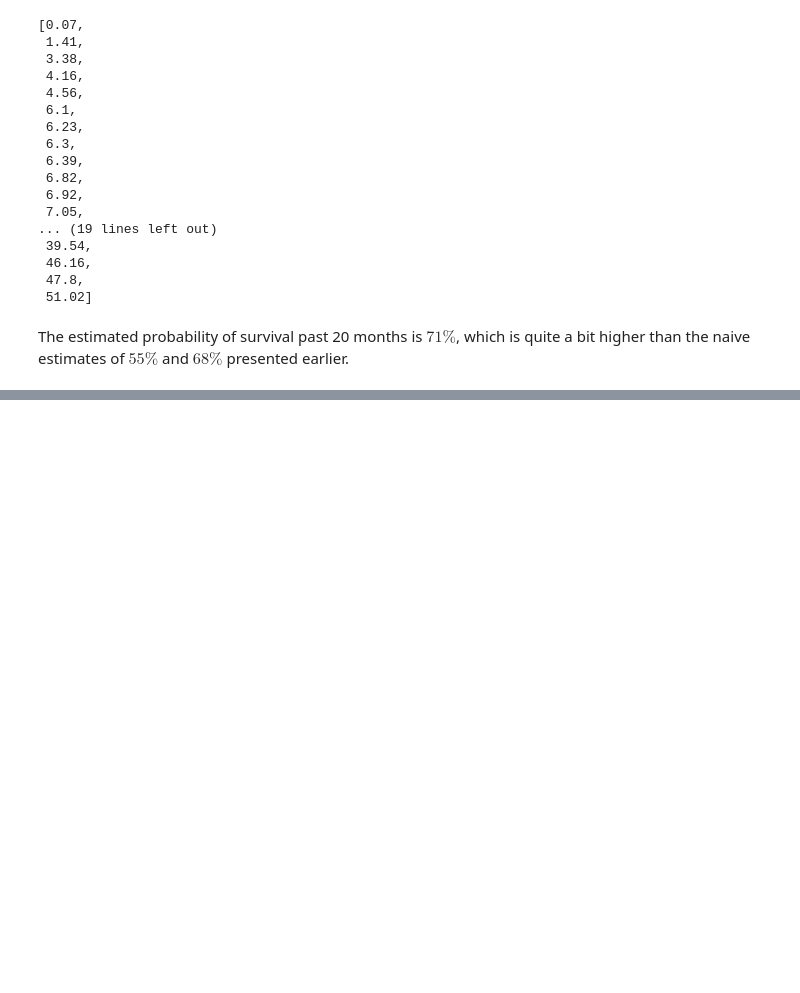
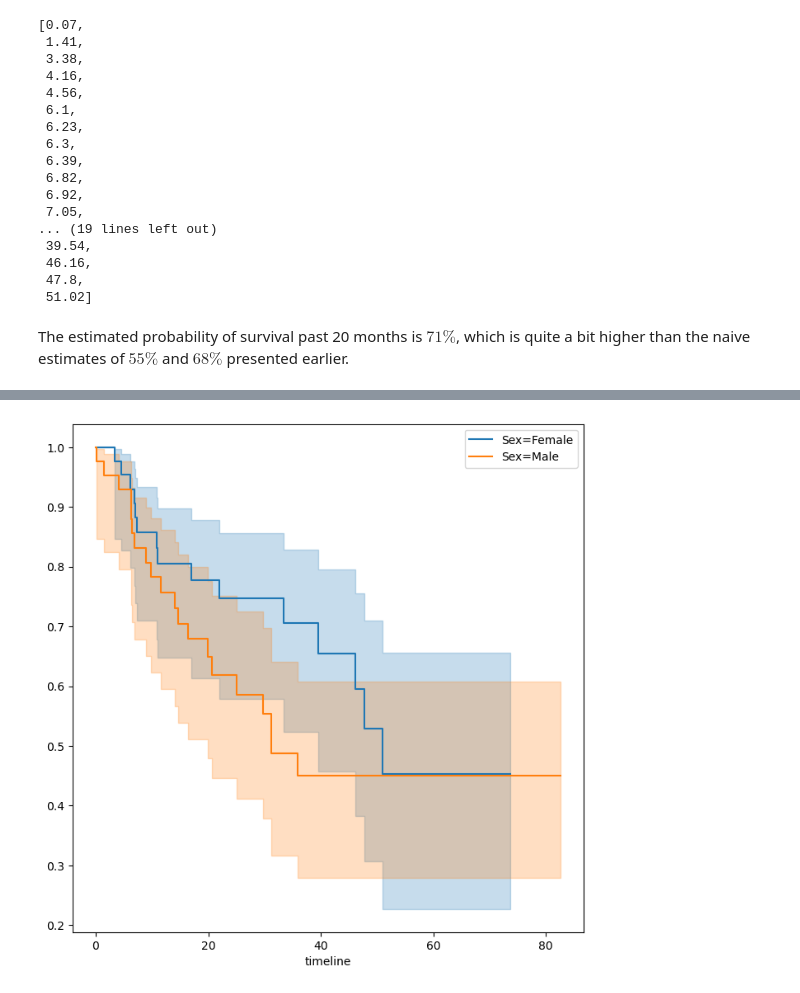
Before and after one commit to tkoksal/intro_statistical_learning, a Jupyter notebook: 11_Survival_Analysis/brain_cancer.ipynb, the cells around one changed output, grey strips where cells are left out. Drawn from its saved outputs; the diff is of its cells as text; code cells hidden in the pictures; blank space fills up the shorter version.

```diff
--- a/11_Survival_Analysis/brain_cancer.ipynb
+++ b/11_Survival_Analysis/brain_cancer.ipynb
@@ -338,0 +417,9 @@ bit higher than the naive estimates of $55\%$ and $68\%$ presented earlier.
+# %%
+fig, ax = subplots(figsize=(8, 8))
+by_sex = {}
+for sex, df in bcdf.groupby('sex'):
+    by_sex[sex] = df
+    km_sex = km.fit(df['time'], df['status'])
+    km_sex.plot(label=f'Sex={sex}', ax=ax)
+# %% [output]
+[figure, added]
```
Also changed, not shown: parts of 14 cells of this notebook.
